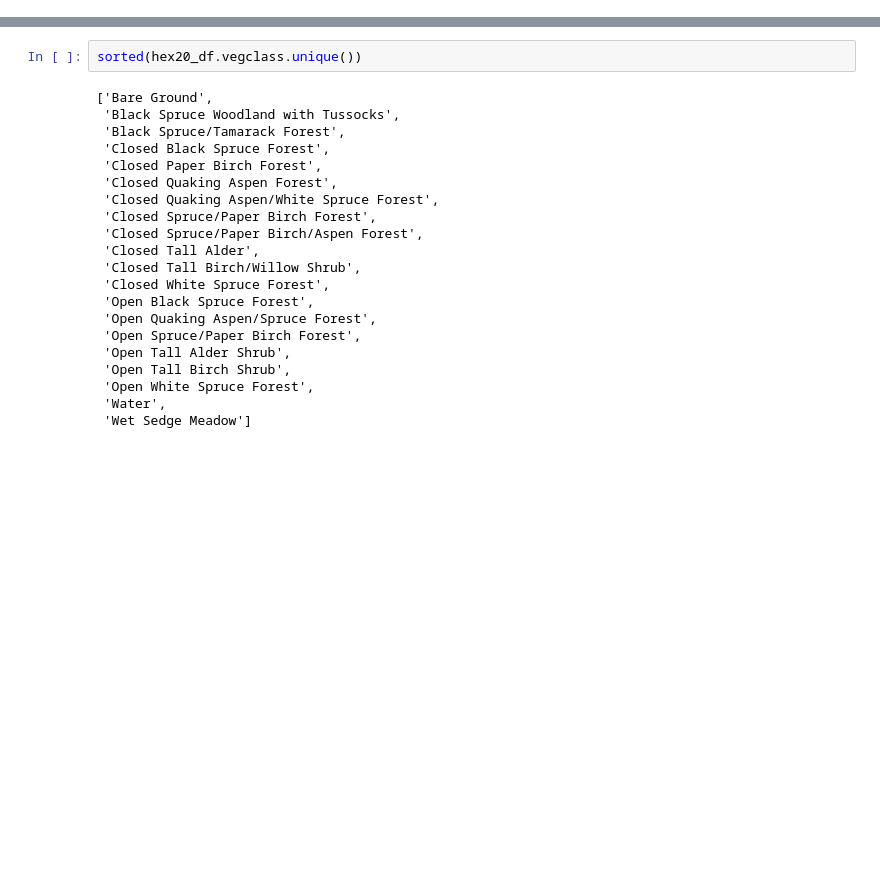
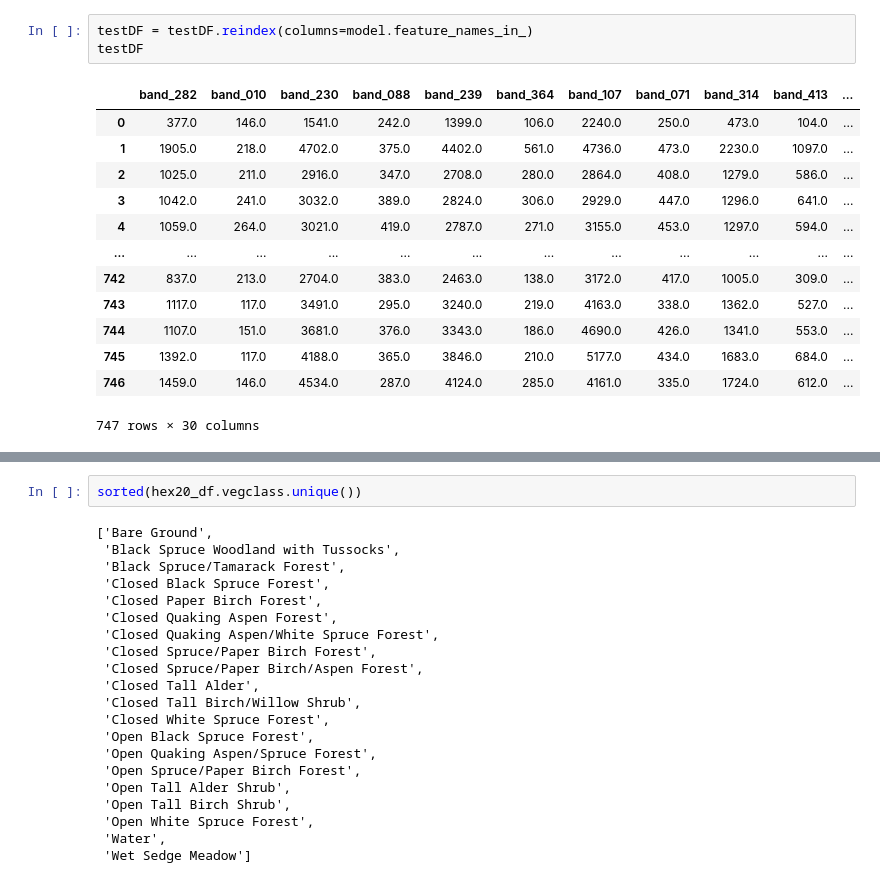
Before and after one commit to chryss/paper_fuels_hyspex, a Jupyter notebook: Jupyter_Notebooks/crown_class.ipynb, the cells around one changed output, grey strips where cells are left out. Cells and saved outputs as stored; diff of their text form; blank space fills up the shorter version.

```diff
--- a/Jupyter_Notebooks/crown_class.ipynb
+++ b/Jupyter_Notebooks/crown_class.ipynb
@@ -62,0 +129,17 @@ hex20_df
+# %%
+testDF = testDF.reindex(columns=model.feature_names_in_)
+testDF
+# %% [output]
+|  | band_282 | band_010 | band_230 | band_088 | band_239 | band_364 | band_107 | band_071 | band_314 | band_413 | ... |
+| 0 | 377.0 | 146.0 | 1541.0 | 242.0 | 1399.0 | 106.0 | 2240.0 | 250.0 | 473.0 | 104.0 | ... |
+| 1 | 1905.0 | 218.0 | 4702.0 | 375.0 | 4402.0 | 561.0 | 4736.0 | 473.0 | 2230.0 | 1097.0 | ... |
+| 2 | 1025.0 | 211.0 | 2916.0 | 347.0 | 2708.0 | 280.0 | 2864.0 | 408.0 | 1279.0 | 586.0 | ... |
+| 3 | 1042.0 | 241.0 | 3032.0 | 389.0 | 2824.0 | 306.0 | 2929.0 | 447.0 | 1296.0 | 641.0 | ... |
+| 4 | 1059.0 | 264.0 | 3021.0 | 419.0 | 2787.0 | 271.0 | 3155.0 | 453.0 | 1297.0 | 594.0 | ... |
+| ... | ... | ... | ... | ... | ... | ... | ... | ... | ... | ... | ... |
+| 742 | 837.0 | 213.0 | 2704.0 | 383.0 | 2463.0 | 138.0 | 3172.0 | 417.0 | 1005.0 | 309.0 | ... |
+| 743 | 1117.0 | 117.0 | 3491.0 | 295.0 | 3240.0 | 219.0 | 4163.0 | 338.0 | 1362.0 | 527.0 | ... |
+| 744 | 1107.0 | 151.0 | 3681.0 | 376.0 | 3343.0 | 186.0 | 4690.0 | 426.0 | 1341.0 | 553.0 | ... |
+| 745 | 1392.0 | 117.0 | 4188.0 | 365.0 | 3846.0 | 210.0 | 5177.0 | 434.0 | 1683.0 | 684.0 | ... |
+| 746 | 1459.0 | 146.0 | 4534.0 | 287.0 | 4124.0 | 285.0 | 4161.0 | 335.0 | 1724.0 | 612.0 | ... |
+747 rows × 30 columns
```
Also changed, not shown: parts of 20 cells of this notebook, 5 other files.
